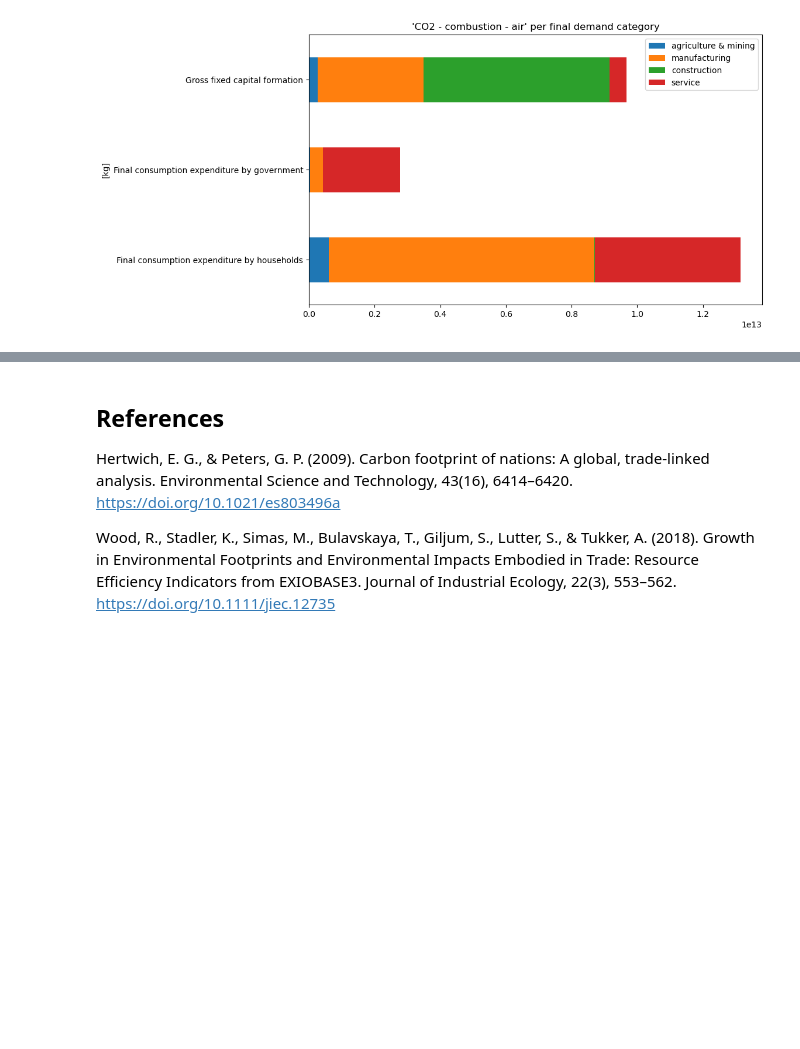
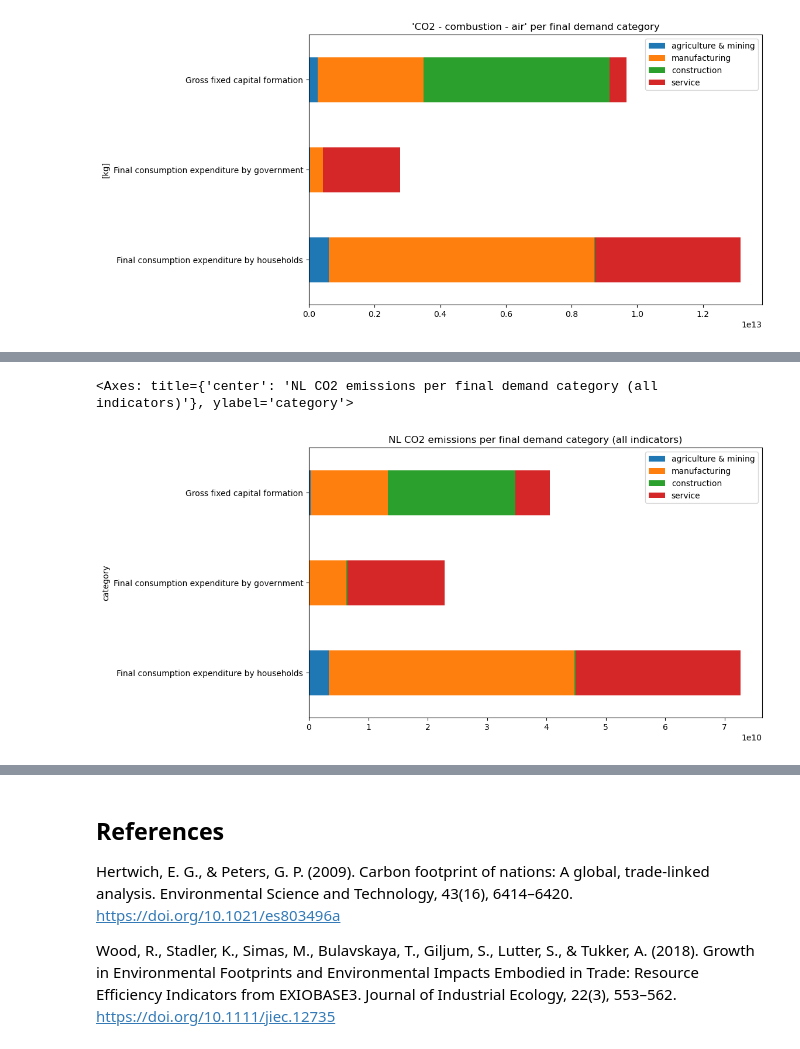
Before and after one commit to adrien-perello/EEIOA, a Jupyter notebook: scripts/06_MRIO_seminal_works.ipynb, the cells around one changed output, grey strips where cells are left out. Saved outputs shown, nothing was run; the diff lists cells and outputs as text; code cells hidden in the pictures; blank space fills up the shorter version.

```diff
--- a/scripts/06_MRIO_seminal_works.ipynb
+++ b/scripts/06_MRIO_seminal_works.ipynb
@@ -198,0 +255,3 @@ Footprint.T.plot(  # transpose to show per final demand sector
+# %%
+# set the country we want to look at
+country = 'NL'
@@ -198,0 +290,31 @@ Footprint.T.plot(  # transpose to show per final demand sector
+# %%
+# Method 2
+columns = pd.MultiIndex.from_product([Y_categories, CO2], names=['category', 'stressor'])  # mind the order (smallest first)
+F_co2_categories_1country = pd.DataFrame(np.nan, index=region_and_sector_labels, columns=columns)
+
+f_co2 = f.loc[CO2]  # multiple indicators
+
+# Alternative methods (see Practical 5)
+for category in Y_categories:
+    Y_co2_category = Y.loc[:, pd.IndexSlice[country, category]]  # single country and single category
+    F_co2_ = (f_co2 @ L) * Y_co2_category
+    F_co2_ = F_co2_.T
+    F_co2_ = F_co2_.reindex(index=region_and_sector_labels, columns=CO2)
+    F_co2_categories_1country[category] = F_co2_.values
+
+# Display results
+# F_co2_categories_1country
+# %%
+# Aggregate results accross final demand categories and sectors
+df_co2 = F_co2_categories_1country.groupby('category', axis=1).sum()
+df_co2 = df_co2.groupby('sector', axis=0).sum()
+df_co2 = df_co2.reindex(index=sector_labels, columns=Y_categories)
+
+# create empty dataframe
+Footprint = pd.DataFrame(np.nan, index=clusters.keys(), columns=df_co2.columns)
+# and fill it
+for cluster, labels in clusters.items():
+    Footprint.loc[cluster] = df_co2.loc[labels].sum(axis=0)
+
+# Display results
+Footprint
@@ -198,0 +327,11 @@ Footprint.T.plot(  # transpose to show per final demand sector
+# %%
+# Plot results
+Footprint.T.plot(  # transpose to show per final demand sector
+    figsize = (10,6),
+    kind = 'barh',
+    stacked=True,
+    title = f"{country} CO2 emissions per final demand category (all indicators)",
+)
+# %% [output]
+<Axes: title={'center': 'NL CO2 emissions per final demand category (all indicators)'}, ylabel='category'>
+[figure, added]
```
Also changed, not shown: parts of 19 cells of this notebook.
